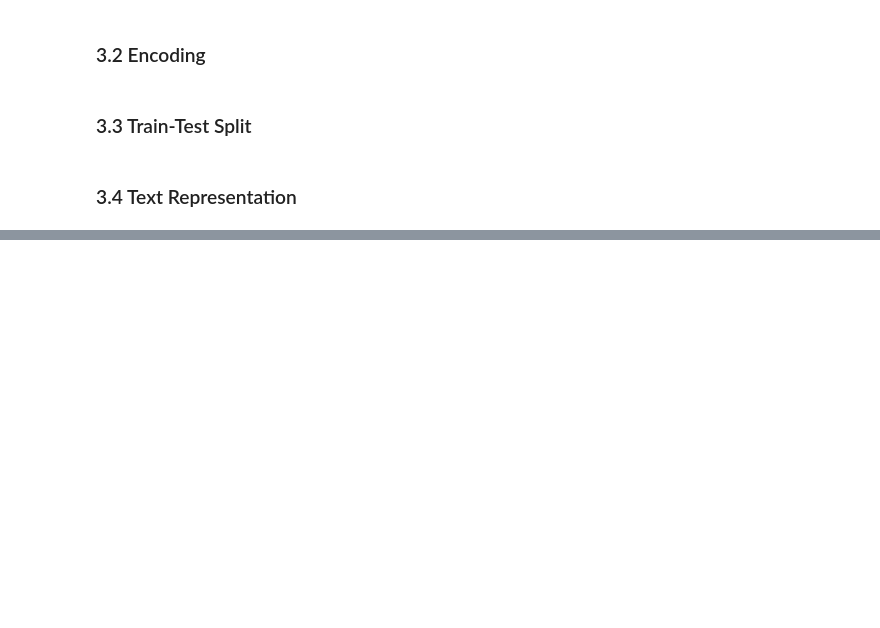
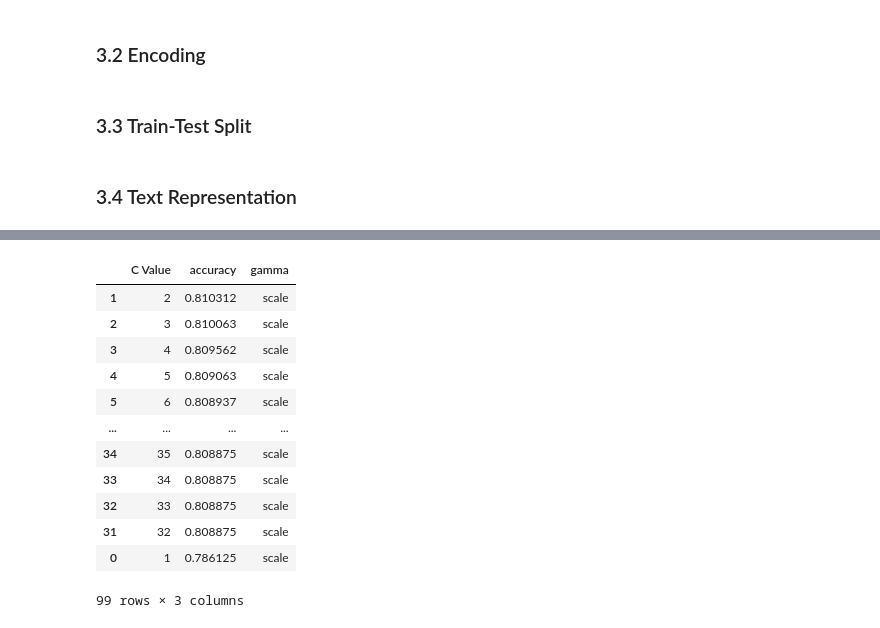
Before and after one commit to ayliahfani/Emotion-Recognition, a Jupyter notebook: Coursework/nc_coursework.ipynb, the cells around one changed output, grey strips where cells are left out. Drawn from its saved outputs; the diff is of its cells as text; code cells hidden in the pictures; blank space fills up the shorter version.

```diff
--- a/Coursework/nc_coursework.ipynb
+++ b/Coursework/nc_coursework.ipynb
@@ -207,0 +524,32 @@ the bigrams do not make a lot of sense...
+# %%
+rbf_data = []
+lin_data = []
+c_optimiser = range(1,100)
+g_optimiser = [1.00000000e-02, 2.57384615e+00, 5.13769231e+00, 7.70153846e+00,
+       1.02653846e+01, 1.28292308e+01, 1.53930769e+01, 1.79569231e+01,
+       2.05207692e+01, 2.30846154e+01, 2.56484615e+01, 2.82123077e+01,
+       3.07761538e+01, 3.33400000e+01, 3.59038462e+01, 3.84676923e+01,
+       4.10315385e+01, 4.35953846e+01, 4.61592308e+01, 4.87230769e+01,
+       5.12869231e+01, 5.38507692e+01, 5.64146154e+01, 5.89784615e+01,
+       6.15423077e+01, 6.41061538e+01, 6.66700000e+01, 6.92338462e+01,
+       7.17976923e+01, 7.43615385e+01, 7.69253846e+01, 7.94892308e+01,
+       8.20530769e+01, 8.46169231e+01, 8.71807692e+01, 8.97446154e+01,
+       9.23084615e+01, 9.48723077e+01, 9.74361538e+01, 1.00000000e+02, 'auto', 'scale']
+
+headers = ['C Value', 'accuracy', 'gamma']
+for c in c_optimiser:
+    #for g in g_optimiser:
+        #define model
+        svc_rbf = SVC(kernel='rbf', C=c, gamma='scale')
+        #make predictions
+        y = svc_rbf.fit(features_train, labels_train).predict(features_test)
+        # find AUC
+        #fpr, tpr, thresholds = roc_curve(y, labels_test)
+        #AUC = auc(fpr, tpr)
+        # find accuracy
+        accuracy = accuracy_score(y, labels_test)
+        values = [c,accuracy,g]
+        rbf_data.append(dict(zip(headers,values)))
+
+rbf_c=pd.DataFrame(rbf_data)
+print(rbf_c.sort_values('accuracy', ascending=False).head(5))
@@ -207,0 +609,16 @@ the bigrams do not make a lot of sense...
+# %%
+rbf_c.sort_values('accuracy', ascending=False)
+# %% [output]
+|  | C Value | accuracy | gamma |
+| 1 | 2 | 0.810312 | scale |
+| 2 | 3 | 0.810063 | scale |
+| 3 | 4 | 0.809562 | scale |
+| 4 | 5 | 0.809063 | scale |
+| 5 | 6 | 0.808937 | scale |
+| ... | ... | ... | ... |
+| 34 | 35 | 0.808875 | scale |
+| 33 | 34 | 0.808875 | scale |
+| 32 | 33 | 0.808875 | scale |
+| 31 | 32 | 0.808875 | scale |
+| 0 | 1 | 0.786125 | scale |
+99 rows × 3 columns
```
Also changed, not shown: parts of 44 cells of this notebook, 8 other files.
